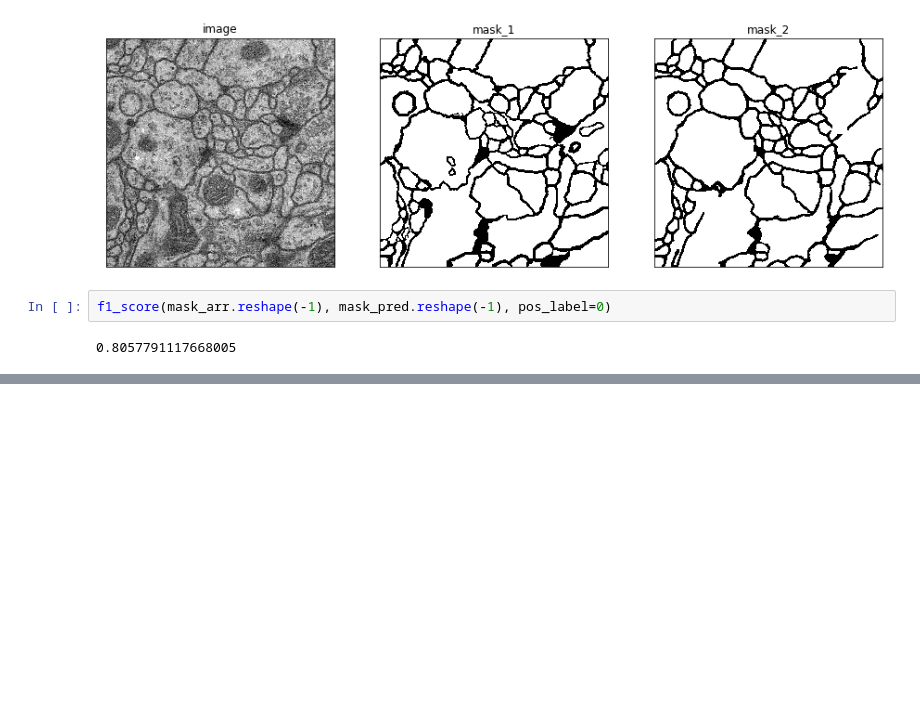
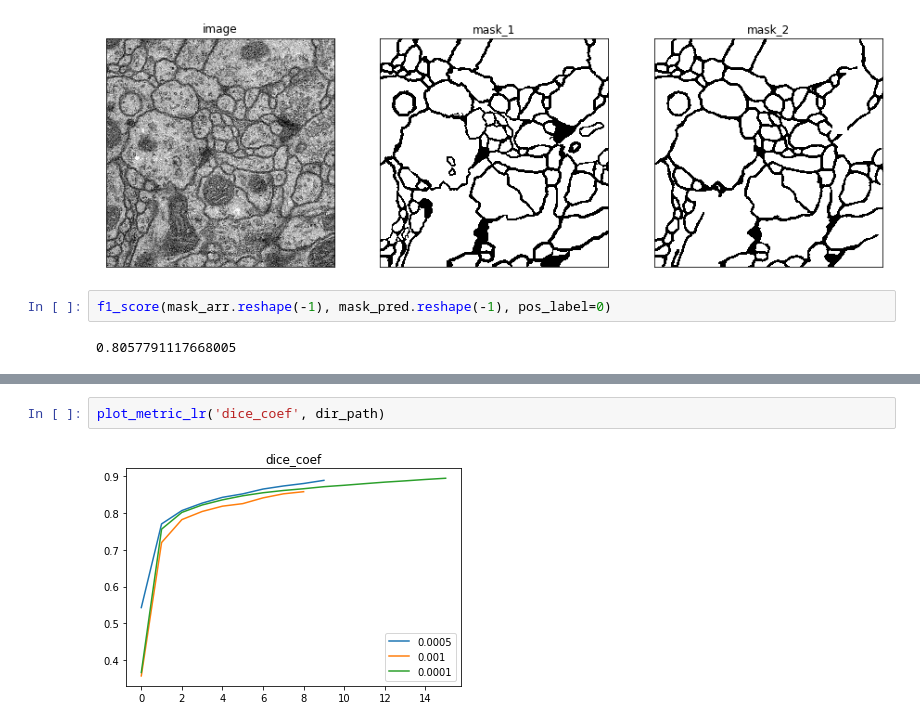
Before and after one commit to ilyarudyak/cs230_project_keras, a Jupyter notebook: isbi_challenge/training_v1.ipynb, the cells around one changed output, grey strips where cells are left out. Saved outputs shown, nothing was run; the diff lists cells and outputs as text; blank space fills up the shorter version.

```diff
--- a/isbi_challenge/training_v1.ipynb
+++ b/isbi_challenge/training_v1.ipynb
@@ -174,0 +188,4 @@ f1_score(mask_arr.reshape(-1), mask_pred.reshape(-1), pos_label=0)
+# %%
+plot_metric_lr('dice_coef', dir_path)
+# %% [output]
+[figure, added]
```
Also changed, not shown: parts of 8 cells of this notebook, 8 other files.
